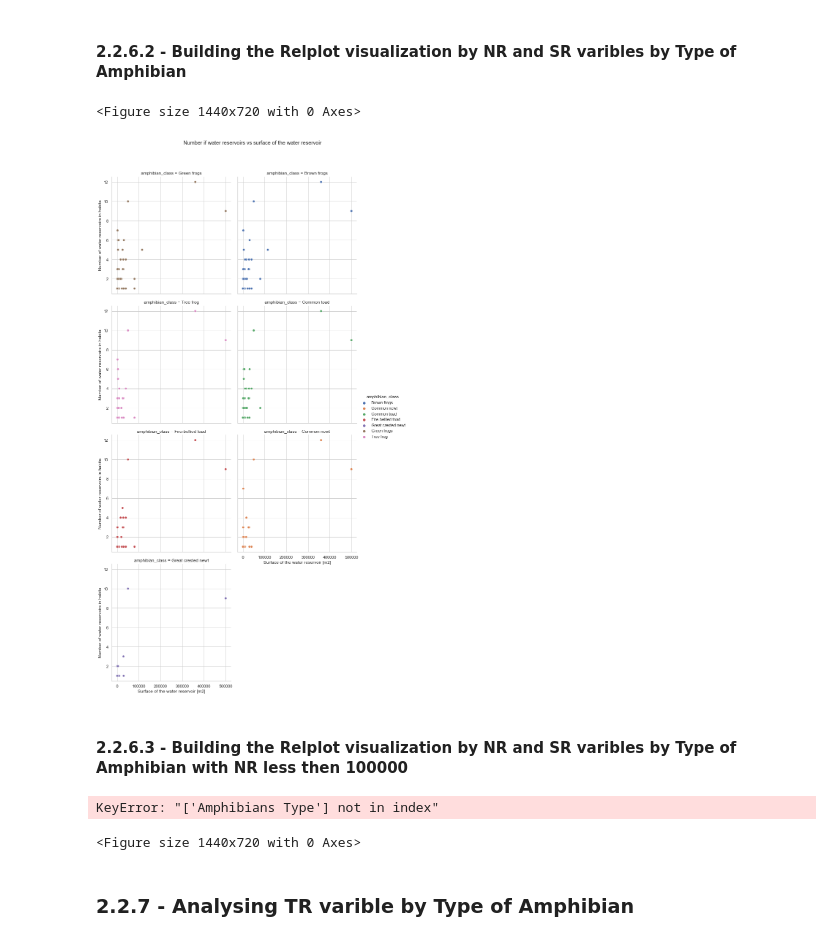
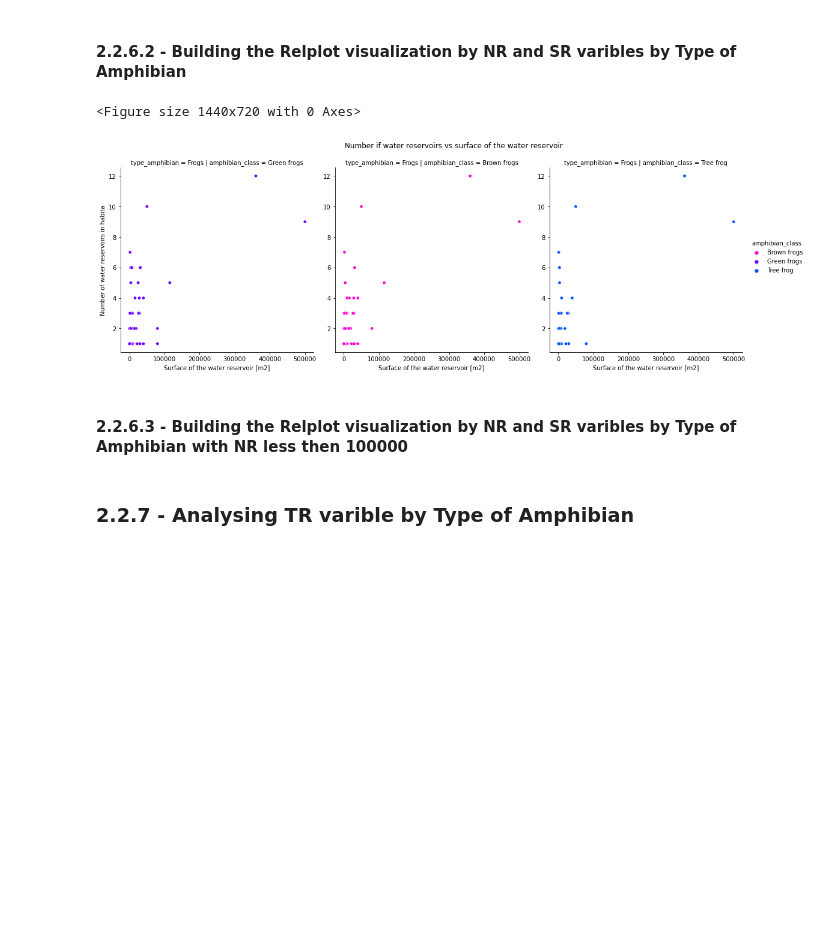
Before and after one commit to Renata-Thomazelli/amphibians, a Jupyter notebook: amphibians-Copy2.ipynb, the cells around one changed output. Drawn from its saved outputs; the diff is of its cells as text; code cells hidden in the pictures; blank space fills up the shorter version.

Commit message:
refactoring charts

```diff
--- a/amphibians-Copy2.ipynb
+++ b/amphibians-Copy2.ipynb
@@ -1899,3 +1804,5 @@ dtypes: float64(1), int64(1), object(2)
 memory usage: 18.5+ KB
 # %%
 stacking_df_tranf_heads_SR_NR['Surface of the water reservoir [m2]']=stacking_df_tranf_heads_SR_NR['Surface of the water reservoir [m2]'].astype('int32')
+# %%
+stacking_df_tranf_heads_SR_NR =stacking_df_tranf_heads_SR_NR.assign(type_amphibian = stacking_df_tranf_heads_SR_NR.apply(tipo,axis=1))
@@ -1904,26 +1827,58 @@ stacking_df_tranf_heads_SR_NR['Surface of the water reservoir [m2]']=stacking_df
 # %%
 # plot
 plt.figure(figsize=(20,10))
-sns.set_theme(context='notebook', style='whitegrid', palette='deep', font='sans-serif',font_scale=1)
-reserviors = sns.relplot(
+
+# Define a color palette for amphibian classes
+palette = sns.color_palette("hsv_r", len(plotnum))
+
+
+new_df_SR_NR_filtered = stacking_df_tranf_heads_SR_NR[
+        ['Surface of the water reservoir [m2]',
+         'Number of water reservoirs in habita',
+         "amphibian_class",
+        "type_amphibian"]
+]
+
+#Defining the dataframes
+data_frog = new_df_SR_NR_filtered[new_df_SR_NR_filtered["amphibian_class"].str.contains("frog")]
+data_toad = new_df_SR_NR_filtered[new_df_SR_NR_filtered["amphibian_class"].str.contains("toad")]
+data_newt = new_df_SR_NR_filtered[new_df_SR_NR_filtered["amphibian_class"].str.contains("newt")]
+
+
+reserviors1 = sns.relplot(
     x='Surface of the water reservoir [m2]',
     y = 'Number of water reservoirs in habita',
     hue="amphibian_class",
-    data=stacking_df_tranf_heads_SR_NR[
-        ['Surface of the water reservoir [m2]','Number of water reservoirs in habita',"amphibian_class"]],
+    data=data_frog,
+    height=5,
     col= "amphibian_class",
-    col_order=order,
-    col_wrap=2)
 
-reserviors.fig.suptitle('Number if water reservoirs vs surface of the water reservoir',
+    col_order=order[:3],
+
+    row = "type_amphibian",
+    style="amphibian_class",
+    markers=["p", "p", "p"],
+    sizes=(30, 120),
+    legend="brief",
+    facet_kws={'sharex':'row','sharey': 'col'},
+    palette=palette[:3],
+
+)
+
+
+
+
+
+
+reserviors1.fig.suptitle('Number if water reservoirs vs surface of the water reservoir',
                         y=1.05,fontdict = {'fontsize':18,'fontweight':'heavy','fontstretch':'expanded'})
 
 
 plt.savefig("charts/Number of water reservoirs vs surface of the water reservoir relplot.png",transparent = False,facecolor ="w",bbox_inches ="tight",pad_inches = 1,edgecolor ='w',orientation ='landscape',dpi=300)
 plt.show()
 # %% [output]
 <Figure size 1440x720 with 0 Axes>
-[figure, old version]
+[figure, new version]
 # %% [markdown]
 #### 2.2.6.3 - Building the Relplot visualization by NR and SR varibles by Type of Amphibian with NR less then 100000
 # %%
@@ -1942,9 +1897,6 @@ reserviors.fig.suptitle('Number if water reservoirs vs surface of the water rese
 
 plt.savefig("charts/Number of water reservoirs vs surface of the water reservoir less 100000.png",transparent = False,facecolor ="w",bbox_inches ="tight",pad_inches = 1,edgecolor ='w',orientation ='landscape',dpi=300)
 plt.show()
-# %% [output]
-KeyError: "['Amphibians Type'] not in index"
-<Figure size 1440x720 with 0 Axes>
 # %%
 stacking_df_tranf_heads_SR_NR_filtered.info()
 # %%
```
Also changed, not shown: parts of 38 cells of this notebook, 5 other files.
